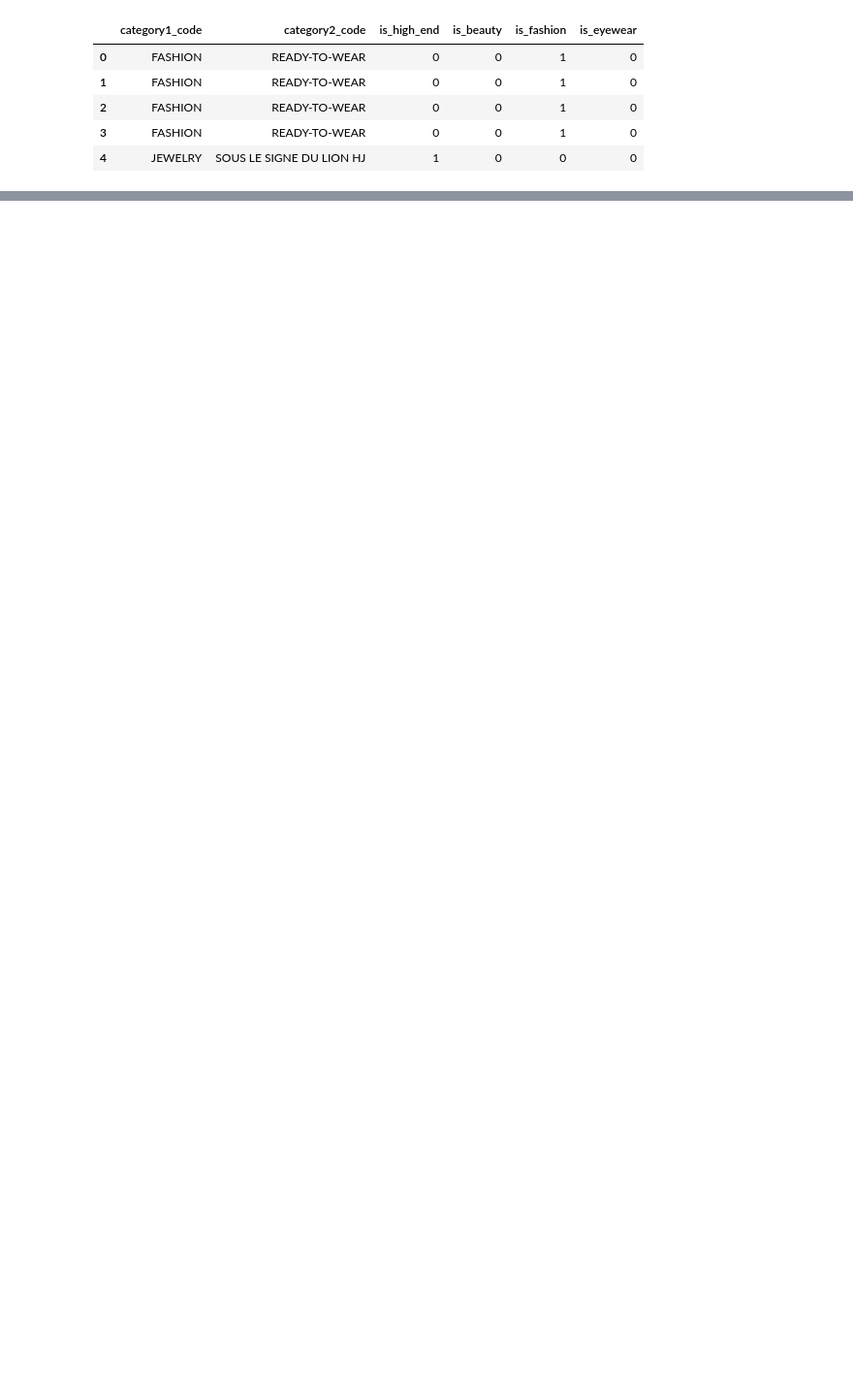
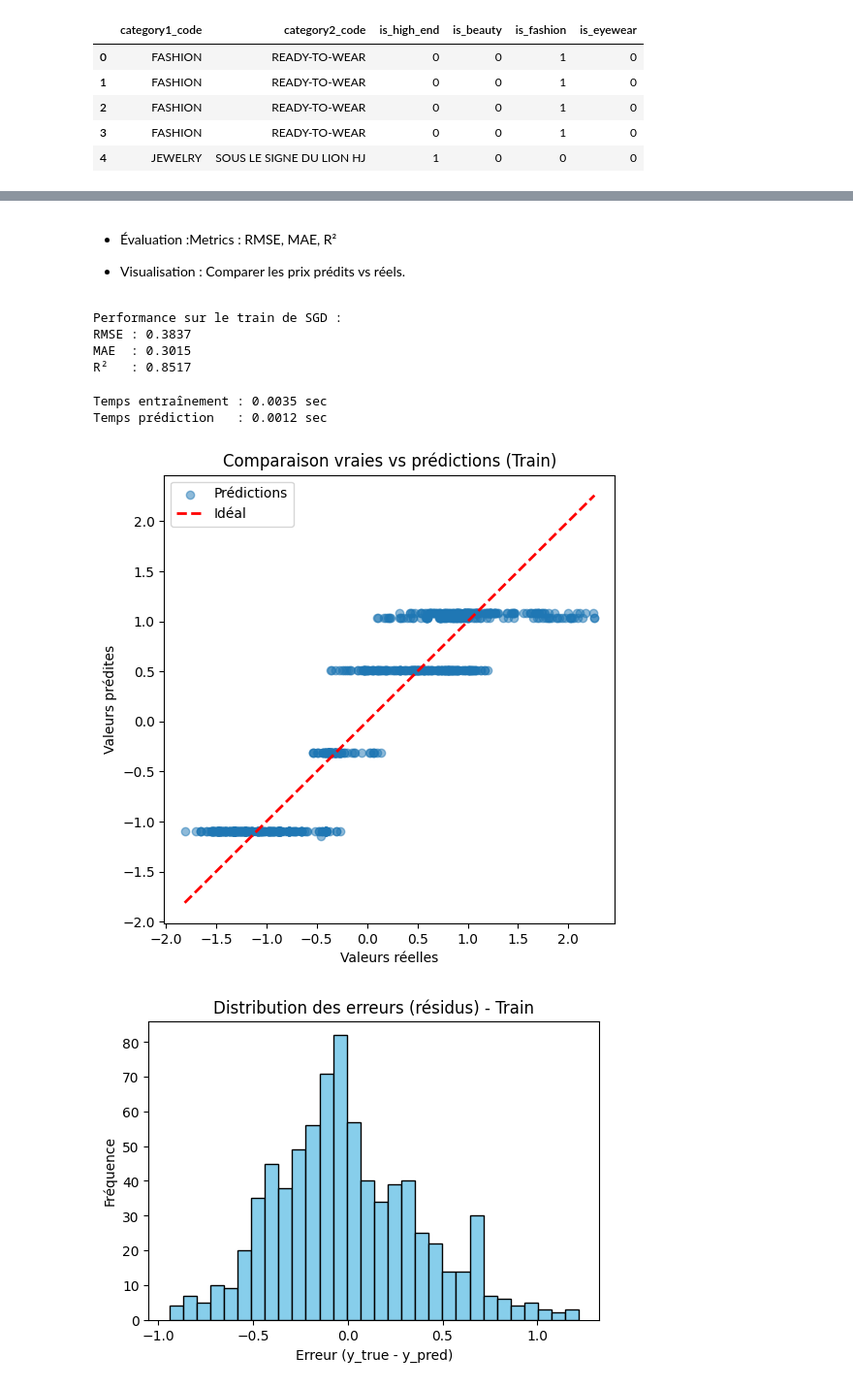
Before and after one commit to Chlooow/price-prediction-chanel, a Jupyter notebook: chanel-price-prediction.ipynb, the cells around one changed output, grey strips where cells are left out. Shown at 97% size. Saved outputs shown, nothing was run; the diff lists cells and outputs as text; code cells hidden in the pictures; blank space fills up the shorter version.

```diff
--- a/chanel-price-prediction.ipynb
+++ b/chanel-price-prediction.ipynb
@@ -442,0 +782,77 @@ display(X_fe.head())
+# %%
+from sklearn.linear_model import LinearRegression
+
+lr_sgd = LinearRegression()
+lr_sgd.fit(X_train_sgd_model, y_train_sgd)
+
+y_train_pred = lr_sgd.predict(X_train_sgd_model)
+# %% [markdown]
+
+- Évaluation :Metrics : RMSE, MAE, R²
+
+- Visualisation : Comparer les prix prédits vs réels.
+# %%
+from sklearn.metrics import mean_squared_error, mean_absolute_error, r2_score
+
+mse_train = mean_squared_error(y_train_sgd, y_train_pred)
+rmse_train = np.sqrt(mse_train)
+mae_train = mean_absolute_error(y_train_sgd, y_train_pred)
+r2_train = r2_score(y_train_sgd, y_train_pred)
+
+print("Performance sur le train de SGD :")
+print(f"RMSE : {rmse_train:.4f}")
+print(f"MAE  : {mae_train:.4f}")
+print(f"R²   : {r2_train:.4f}")
+# %% [output]
+Performance sur le train de SGD :
+RMSE : 0.3837
+MAE  : 0.3015
+R²   : 0.8517
+# %%
+import matplotlib.pyplot as plt
+import numpy as np
+import time
+from sklearn.linear_model import LinearRegression
+
+# --- Entraînement avec mesure du temps ---
+lr_sgd = LinearRegression()
+
+start_train = time.time()
+lr_sgd.fit(X_train_sgd_model, y_train_sgd)
+end_train = time.time()
+
+start_pred = time.time()
+y_train_pred = lr_sgd.predict(X_train_sgd_model)
+end_pred = time.time()
+
+train_time = end_train - start_train
+pred_time = end_pred - start_pred
+
+print(f"Temps entraînement : {train_time:.4f} sec")
+print(f"Temps prédiction   : {pred_time:.4f} sec")
+
+# --- Scatter : Vraies valeurs vs Prédictions ---
+plt.figure(figsize=(6,6))
+plt.scatter(y_train_sgd, y_train_pred, alpha=0.5, label="Prédictions")
+plt.plot([y_train_sgd.min(), y_train_sgd.max()],
+         [y_train_sgd.min(), y_train_sgd.max()],
+         'r--', lw=2, label="Idéal")
+plt.xlabel("Valeurs réelles")
+plt.ylabel("Valeurs prédites")
+plt.title("Comparaison vraies vs prédictions (Train)")
+plt.legend()
+plt.show()
+
+# --- Histogramme des erreurs ---
+errors = y_train_sgd - y_train_pred
+plt.figure(figsize=(6,4))
+plt.hist(errors, bins=30, color="skyblue", edgecolor="black")
+plt.xlabel("Erreur (y_true - y_pred)")
+plt.ylabel("Fréquence")
+plt.title("Distribution des erreurs (résidus) - Train")
+plt.show()
+# %% [output]
+Temps entraînement : 0.0035 sec
+Temps prédiction   : 0.0012 sec
+[figure, added]
+[figure, added]
```
Also changed, not shown: parts of 36 cells of this notebook.
